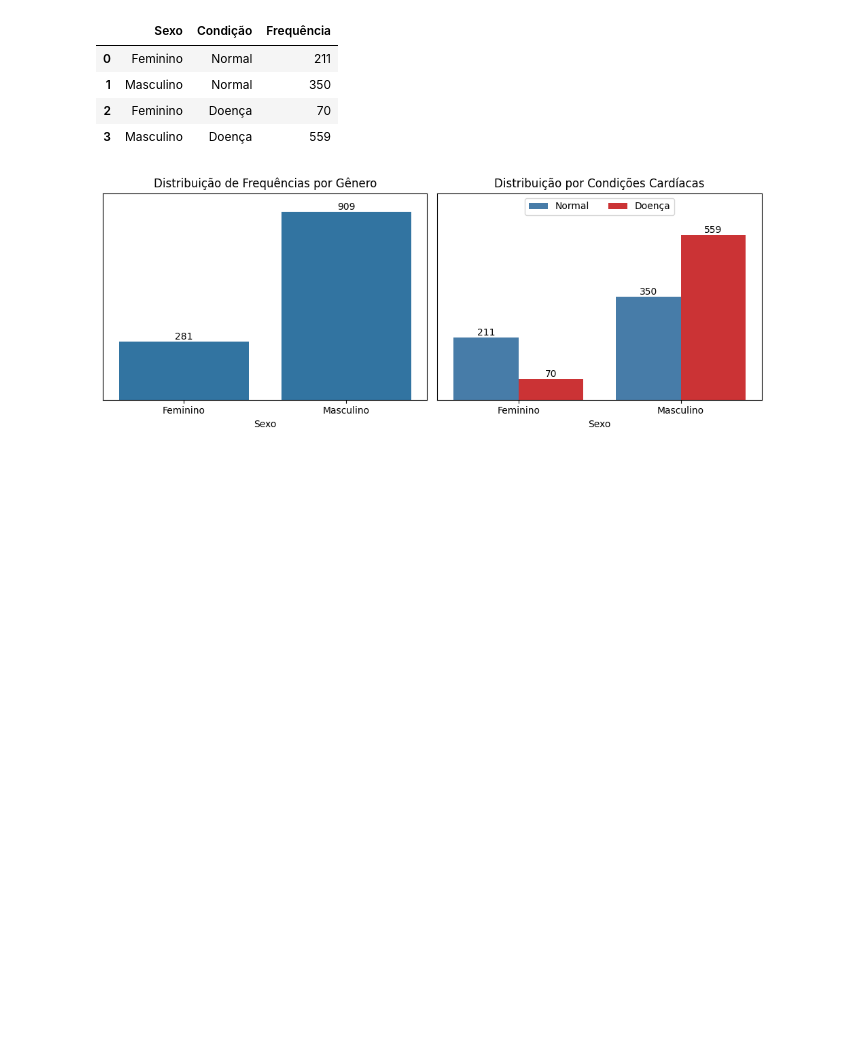
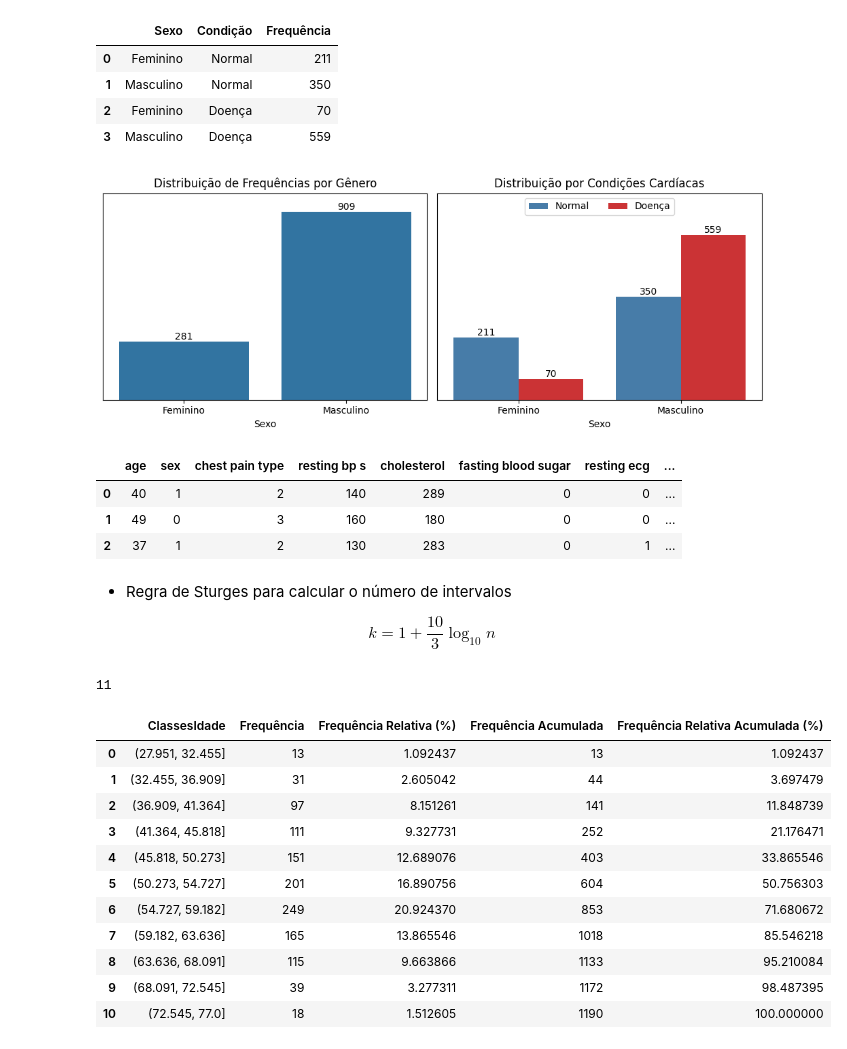
Before and after one commit to ryanrodr/ml-heart-disease, a Jupyter notebook: notebooks/analise_exploratoria.ipynb, the cells around one changed output. Cells and saved outputs as stored; diff of their text form; code cells hidden in the pictures; blank space fills up the shorter version.

Commit message:
Adiciona análise de distribuição de idade por classes com regra de Sturges

```diff
--- a/notebooks/analise_exploratoria.ipynb
+++ b/notebooks/analise_exploratoria.ipynb
@@ -106,3 +106,52 @@ plt.savefig(output_path, dpi=300)  # Ajuste o dpi conforme necessário
 plt.show()
 # %% [output]
 [figure]
+# %%
+df.head(3)
+# %% [output]
+|  | age | sex | chest pain type | resting bp s | cholesterol | fasting blood sugar | resting ecg | ... |
+| 0 | 40 | 1 | 2 | 140 | 289 | 0 | 0 | ... |
+| 1 | 49 | 0 | 3 | 160 | 180 | 0 | 0 | ... |
+| 2 | 37 | 1 | 2 | 130 | 283 | 0 | 1 | ... |
+# %% [markdown]
+- Regra de Sturges para calcular o número de intervalos
+
+$$k = 1 + \frac {10}{3}\log_{10}n$$
+# %%
+n = df.shape[0]
+
+k = 1 + (10/3) * np.log10(n)
+
+k = int(k.round(0))
+
+k
+# %% [output]
+11
+# %%
+df['ClassesIdade'] = pd.cut(df['age'], bins=k)
+
+frequencia = df['ClassesIdade'].value_counts()
+frequencia_relativa = df['ClassesIdade'].value_counts(normalize=True) * 100
+
+tb_frequencia = pd.DataFrame({'Frequência': frequencia, 'Frequência Relativa (%)': frequencia_relativa})
+tb_frequencia.rename_axis('ClassesIdade', inplace=True)
+tb_frequencia.sort_values(by='ClassesIdade', ascending=True, inplace=True)
+tb_frequencia = tb_frequencia.reset_index(drop=False)
+
+tb_frequencia['Frequência Acumulada'] = tb_frequencia['Frequência'].cumsum()
+tb_frequencia['Frequência Relativa Acumulada (%)'] = tb_frequencia['Frequência Acumulada'] / tb_frequencia['Frequência'].sum() * 100
+
+tb_frequencia
+# %% [output]
+|  | ClassesIdade | Frequência | Frequência Relativa (%) | Frequência Acumulada | Frequência Relativa Acumulada (%) |
+| 0 | (27.951, 32.455] | 13 | 1.092437 | 13 | 1.092437 |
+| 1 | (32.455, 36.909] | 31 | 2.605042 | 44 | 3.697479 |
+| 2 | (36.909, 41.364] | 97 | 8.151261 | 141 | 11.848739 |
+| 3 | (41.364, 45.818] | 111 | 9.327731 | 252 | 21.176471 |
+| 4 | (45.818, 50.273] | 151 | 12.689076 | 403 | 33.865546 |
+| 5 | (50.273, 54.727] | 201 | 16.890756 | 604 | 50.756303 |
+| 6 | (54.727, 59.182] | 249 | 20.924370 | 853 | 71.680672 |
+| 7 | (59.182, 63.636] | 165 | 13.865546 | 1018 | 85.546218 |
+| 8 | (63.636, 68.091] | 115 | 9.663866 | 1133 | 95.210084 |
+| 9 | (68.091, 72.545] | 39 | 3.277311 | 1172 | 98.487395 |
+| 10 | (72.545, 77.0] | 18 | 1.512605 | 1190 | 100.000000 |
```
